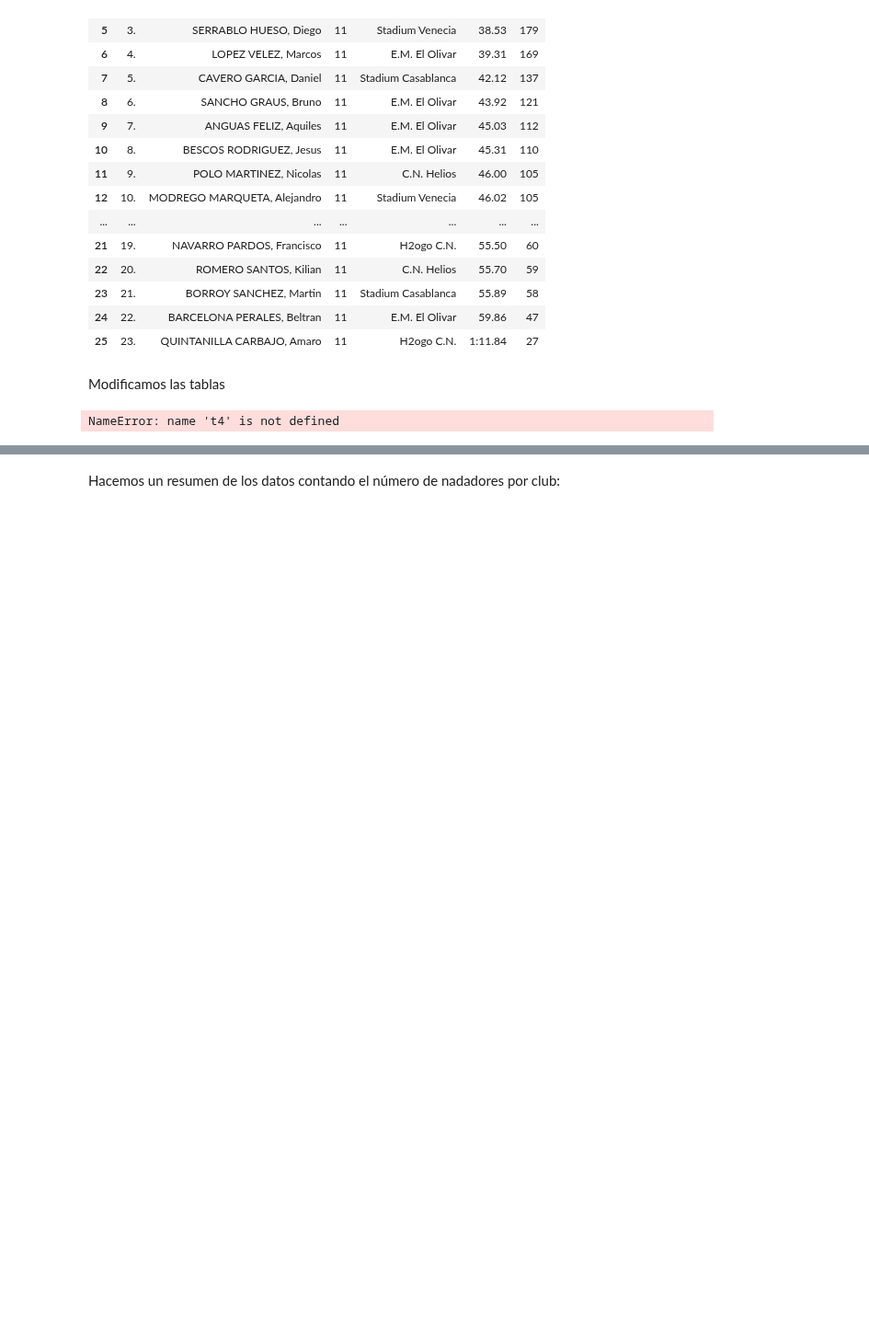
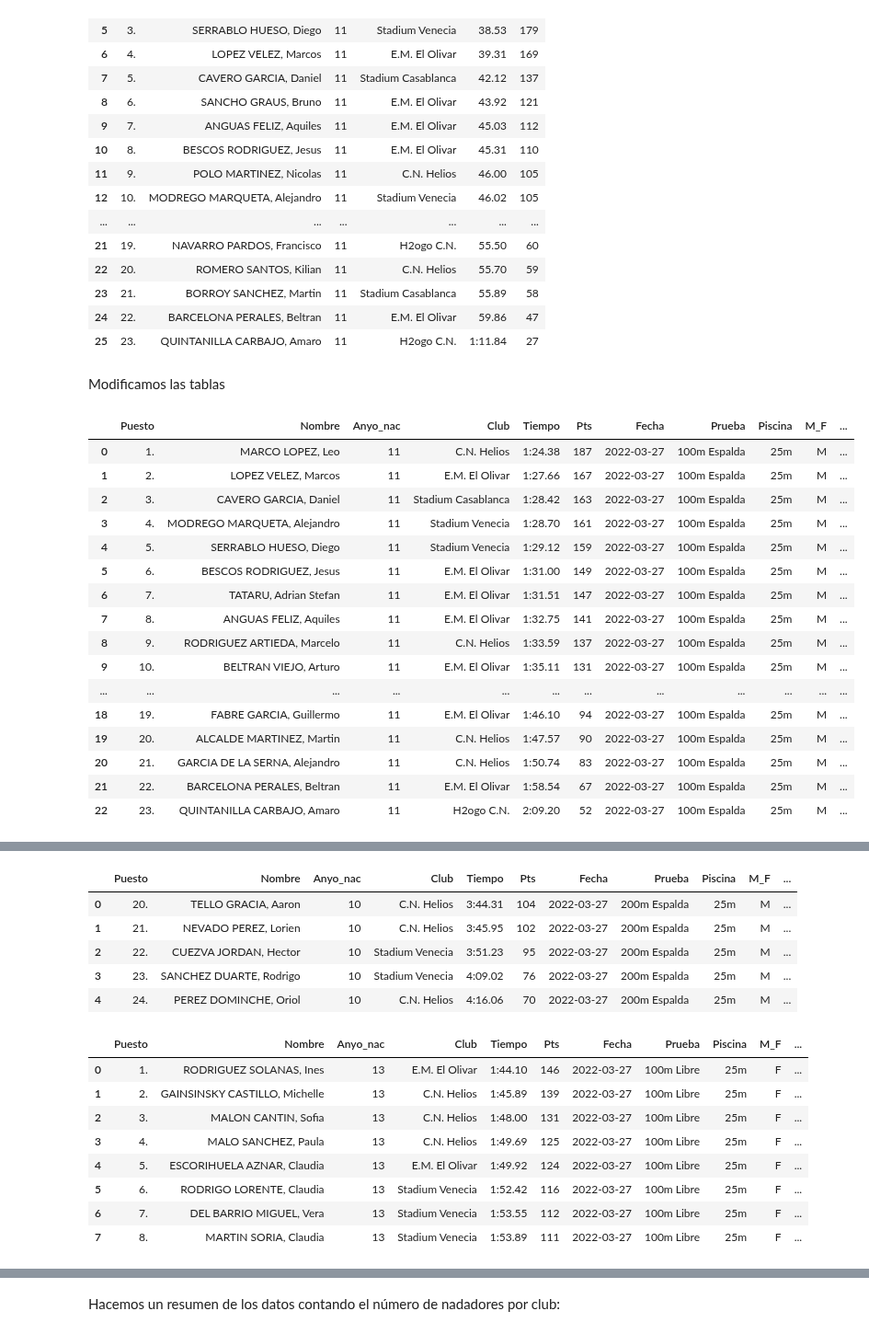
Before and after one commit to crdguez/dashboard_natacion, a Jupyter notebook: importar_datos/importar_datos_27_03_22.ipynb, the cells around one changed output, grey strips where cells are left out. Shown at 92% size. Cells and saved outputs as stored; diff of their text form; code cells hidden in the pictures; blank space fills up the shorter version.

```diff
--- a/importar_datos/importar_datos_27_03_22.ipynb
+++ b/importar_datos/importar_datos_27_03_22.ipynb
@@ -345,34 +389,48 @@ competicion = 'Benjamín, jornada 5'
 lugar = 'P. San Agustin'
 fecha = datetime.datetime(2022,3,27)
 
 
 lista_df=[
 tabla_a_datos(t0, fila_datos = 0, fecha=fecha, prueba='100m Espalda', m_f='M', tipo=1, competicion=competicion, lugar= lugar),
 tabla_a_datos(t1, fila_datos = 0, fecha=fecha, prueba='200m Espalda', m_f='M', tipo=1, competicion=competicion, lugar= lugar),
 tabla_a_datos(t1b, fila_datos = 0, fecha=fecha, prueba='200m Espalda', m_f='M', tipo=1, competicion=competicion, lugar= lugar),
-
-# tabla_a_datos(t1b, fila_datos = 0, fecha=fecha, prueba='200m Libre', m_f='M', tipo=1, competicion=competicion, lugar= lugar),
-# tabla_a_datos(t2, fila_datos = 0, fecha=fecha, prueba='100m Libre', m_f='F', tipo=1, competicion=competicion, lugar= lugar),
+tabla_a_datos(t2, fila_datos = 0, fecha=fecha, prueba='100m Libre', m_f='F', tipo=1, competicion=competicion, lugar= lugar),
 # tabla_a_datos(t2b, fila_datos = 0, fecha=fecha, prueba='100m Libre', m_f='F', tipo=1, competicion=competicion, lugar= lugar),
 # tabla_a_datos(t2c, fila_datos = 0, fecha=fecha, prueba='100m Libre', m_f='F', tipo=1, competicion=competicion, lugar= lugar),
 # tabla_a_datos(t3, fila_datos = 0, fecha=fecha, prueba='200m Libre', m_f='F', tipo=1, competicion=competicion, lugar= lugar),
 # tabla_a_datos(t3b, fila_datos = 0, fecha=fecha, prueba='200m Libre', m_f='F', tipo=1, competicion=competicion, lugar= lugar),
 tabla_a_datos(t4, fila_datos = 0, fecha=fecha, prueba='50m Mariposa', m_f='M', tipo=1, competicion=competicion, lugar= lugar),
 # tabla_a_datos(t4b, fila_datos = 0, fecha=fecha, prueba='100m Braza', m_f='M', tipo=1, competicion=competicion, lugar= lugar),
 # tabla_a_datos(t4c, fila_datos = 0, fecha=fecha, prueba='100m Braza', m_f='M', tipo=1, competicion=competicion, lugar= lugar),
 # tabla_a_datos(t5, fila_datos = 0, fecha=fecha, prueba='200m Braza', m_f='M', tipo=1, competicion=competicion, lugar= lugar),
 # tabla_a_datos(t5b, fila_datos = 0, fecha=fecha, prueba='200m Braza', m_f='M', tipo=1, competicion=competicion, lugar= lugar),
 # tabla_a_datos(t6, fila_datos = 0, fecha=fecha, prueba='100m Braza', m_f='F', tipo=1, competicion=competicion, lugar= lugar),
 # tabla_a_datos(t6b, fila_datos = 0, fecha=fecha, prueba='100m Braza', m_f='F', tipo=1, competicion=competicion, lugar= lugar),
 # tabla_a_datos(t7, fila_datos = 0, fecha=fecha, prueba='200m Braza', m_f='F', tipo=1, competicion=competicion, lugar= lugar),
 # tabla_a_datos(t7b, fila_datos = 0, fecha=fecha, prueba='200m Braza', m_f='F', tipo=1, competicion=competicion, lugar= lugar),
 
  ]
 
 for d in lista_df :
     display(d)
 
 
 campos_calculados(pd.concat(lista_df)).to_csv('competicion_'+competicion+'.csv', index=False)
 # %% [output]
-NameError: name 't4' is not defined
+|  | Puesto | Nombre | Anyo_nac | Club | Tiempo | Pts | Fecha | Prueba | Piscina | M_F | ... |
+| 0 | 1. | MARCO LOPEZ, Leo | 11 | C.N. Helios | 1:24.38 | 187 | 2022-03-27 | 100m Espalda | 25m | M | ... |
+| 1 | 2. | LOPEZ VELEZ, Marcos | 11 | E.M. El Olivar | 1:27.66 | 167 | 2022-03-27 | 100m Espalda | 25m | M | ... |
+| 2 | 3. | CAVERO GARCIA, Daniel | 11 | Stadium Casablanca | 1:28.42 | 163 | 2022-03-27 | 100m Espalda | 25m | M | ... |
+| 3 | 4. | MODREGO MARQUETA, Alejandro | 11 | Stadium Venecia | 1:28.70 | 161 | 2022-03-27 | 100m Espalda | 25m | M | ... |
+| 4 | 5. | SERRABLO HUESO, Diego | 11 | Stadium Venecia | 1:29.12 | 159 | 2022-03-27 | 100m Espalda | 25m | M | ... |
+| 5 | 6. | BESCOS RODRIGUEZ, Jesus | 11 | E.M. El Olivar | 1:31.00 | 149 | 2022-03-27 | 100m Espalda | 25m | M | ... |
+| 6 | 7. | TATARU, Adrian Stefan | 11 | E.M. El Olivar | 1:31.51 | 147 | 2022-03-27 | 100m Espalda | 25m | M | ... |
+| 7 | 8. | ANGUAS FELIZ, Aquiles | 11 | E.M. El Olivar | 1:32.75 | 141 | 2022-03-27 | 100m Espalda | 25m | M | ... |
+| 8 | 9. | RODRIGUEZ ARTIEDA, Marcelo | 11 | C.N. Helios | 1:33.59 | 137 | 2022-03-27 | 100m Espalda | 25m | M | ... |
+| 9 | 10. | BELTRAN VIEJO, Arturo | 11 | E.M. El Olivar | 1:35.11 | 131 | 2022-03-27 | 100m Espalda | 25m | M | ... |
+| ... | ... | ... | ... | ... | ... | ... | ... | ... | ... | ... | ... |
+| 18 | 19. | FABRE GARCIA, Guillermo | 11 | E.M. El Olivar | 1:46.10 | 94 | 2022-03-27 | 100m Espalda | 25m | M | ... |
+| 19 | 20. | ALCALDE MARTINEZ, Martin | 11 | C.N. Helios | 1:47.57 | 90 | 2022-03-27 | 100m Espalda | 25m | M | ... |
+| 20 | 21. | GARCIA DE LA SERNA, Alejandro | 11 | C.N. Helios | 1:50.74 | 83 | 2022-03-27 | 100m Espalda | 25m | M | ... |
+| 21 | 22. | BARCELONA PERALES, Beltran | 11 | E.M. El Olivar | 1:58.54 | 67 | 2022-03-27 | 100m Espalda | 25m | M | ... |
+| 22 | 23. | QUINTANILLA CARBAJO, Amaro | 11 | H2ogo C.N. | 2:09.20 | 52 | 2022-03-27 | 100m Espalda | 25m | M | ... |
@@ -378,0 +454,15 @@ NameError: name 't4' is not defined
+|  | Puesto | Nombre | Anyo_nac | Club | Tiempo | Pts | Fecha | Prueba | Piscina | M_F | ... |
+| 0 | 20. | TELLO GRACIA, Aaron | 10 | C.N. Helios | 3:44.31 | 104 | 2022-03-27 | 200m Espalda | 25m | M | ... |
+| 1 | 21. | NEVADO PEREZ, Lorien | 10 | C.N. Helios | 3:45.95 | 102 | 2022-03-27 | 200m Espalda | 25m | M | ... |
+| 2 | 22. | CUEZVA JORDAN, Hector | 10 | Stadium Venecia | 3:51.23 | 95 | 2022-03-27 | 200m Espalda | 25m | M | ... |
+| 3 | 23. | SANCHEZ DUARTE, Rodrigo | 10 | Stadium Venecia | 4:09.02 | 76 | 2022-03-27 | 200m Espalda | 25m | M | ... |
+| 4 | 24. | PEREZ DOMINCHE, Oriol | 10 | C.N. Helios | 4:16.06 | 70 | 2022-03-27 | 200m Espalda | 25m | M | ... |
+|  | Puesto | Nombre | Anyo_nac | Club | Tiempo | Pts | Fecha | Prueba | Piscina | M_F | ... |
+| 0 | 1. | RODRIGUEZ SOLANAS, Ines | 13 | E.M. El Olivar | 1:44.10 | 146 | 2022-03-27 | 100m Libre | 25m | F | ... |
+| 1 | 2. | GAINSINSKY CASTILLO, Michelle | 13 | C.N. Helios | 1:45.89 | 139 | 2022-03-27 | 100m Libre | 25m | F | ... |
+| 2 | 3. | MALON CANTIN, Sofia | 13 | C.N. Helios | 1:48.00 | 131 | 2022-03-27 | 100m Libre | 25m | F | ... |
+| 3 | 4. | MALO SANCHEZ, Paula | 13 | C.N. Helios | 1:49.69 | 125 | 2022-03-27 | 100m Libre | 25m | F | ... |
+| 4 | 5. | ESCORIHUELA AZNAR, Claudia | 13 | E.M. El Olivar | 1:49.92 | 124 | 2022-03-27 | 100m Libre | 25m | F | ... |
+| 5 | 6. | RODRIGO LORENTE, Claudia | 13 | Stadium Venecia | 1:52.42 | 116 | 2022-03-27 | 100m Libre | 25m | F | ... |
+| 6 | 7. | DEL BARRIO MIGUEL, Vera | 13 | Stadium Venecia | 1:53.55 | 112 | 2022-03-27 | 100m Libre | 25m | F | ... |
+| 7 | 8. | MARTIN SORIA, Claudia | 13 | Stadium Venecia | 1:53.89 | 111 | 2022-03-27 | 100m Libre | 25m | F | ... |
```
Also changed, not shown: parts of 3 cells of this notebook, 3 other files.
